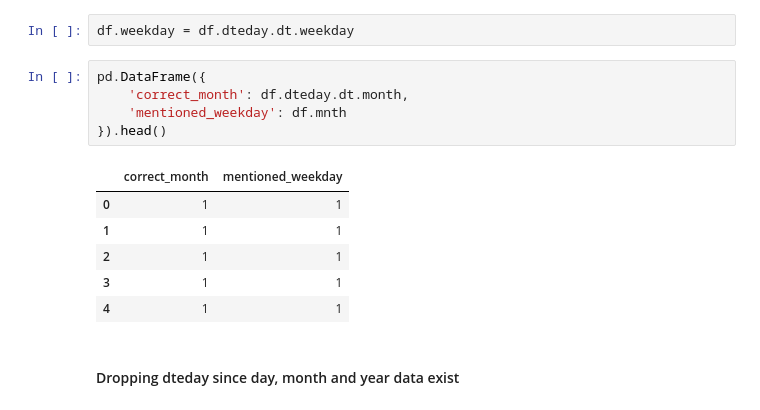
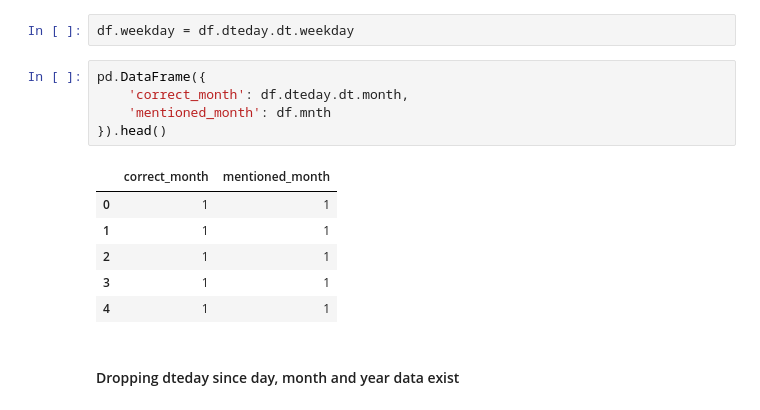
Before and after one commit to AnkitSalian/BikeSharingCaseStudy, a Jupyter notebook: BikeSharing.ipynb, the cells around one changed output. Cells and saved outputs as stored; diff of their text form.

```diff
--- a/BikeSharing.ipynb
+++ b/BikeSharing.ipynb
@@ -130,10 +157,10 @@ df.weekday = df.dteday.dt.weekday
 # %%
 pd.DataFrame({
     'correct_month': df.dteday.dt.month,
-    'mentioned_weekday': df.mnth
+    'mentioned_month': df.mnth
 }).head()
 # %% [output]
-|  | correct_month | mentioned_weekday |
+|  | correct_month | mentioned_month |
 | 0 | 1 | 1 |
 | 1 | 1 | 1 |
 | 2 | 1 | 1 |
```
Also changed, not shown: parts of 87 cells of this notebook, 1 other file.
